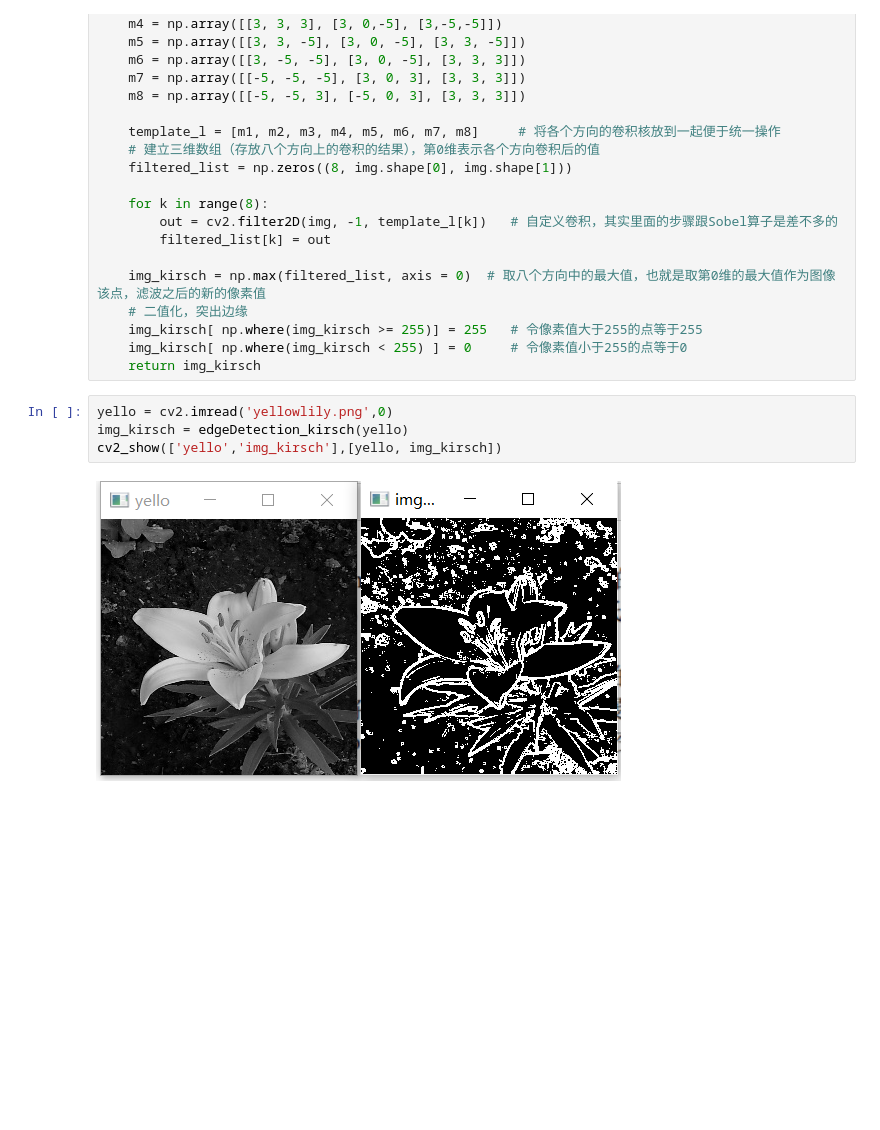
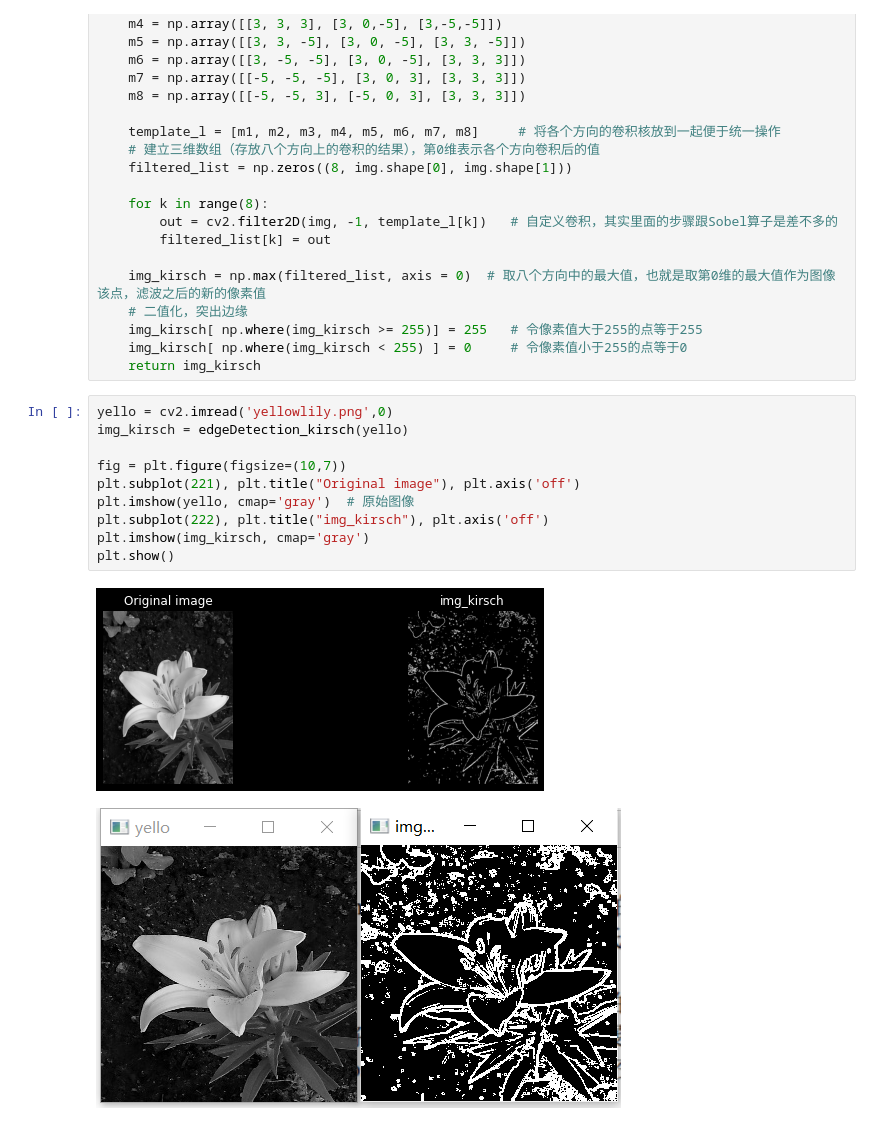
Before and after one commit to Chen-Lun-Hao/JuniorHomeWork, a Jupyter notebook: Computer_vision/实验/实验2.ipynb, the cells around one changed output. Cells and saved outputs as stored; diff of their text form; blank space fills up the shorter version.

```diff
--- a/Computer_vision/实验/实验2.ipynb
+++ b/Computer_vision/实验/实验2.ipynb
@@ -64,7 +71,15 @@ def edgeDetection_kirsch(img):
 # %%
 yello = cv2.imread('yellowlily.png',0)
 img_kirsch = edgeDetection_kirsch(yello)
-cv2_show(['yello','img_kirsch'],[yello, img_kirsch])
+
+fig = plt.figure(figsize=(10,7))
+plt.subplot(221), plt.title("Original image"), plt.axis('off')
+plt.imshow(yello, cmap='gray')  # 原始图像
+plt.subplot(222), plt.title("img_kirsch"), plt.axis('off')
+plt.imshow(img_kirsch, cmap='gray')
+plt.show()
+# %% [output]
+[figure, added]
 # %% [markdown]
 ![image.png](attachment:image.png)
 # %%
```
Also changed, not shown: parts of 6 cells of this notebook.
